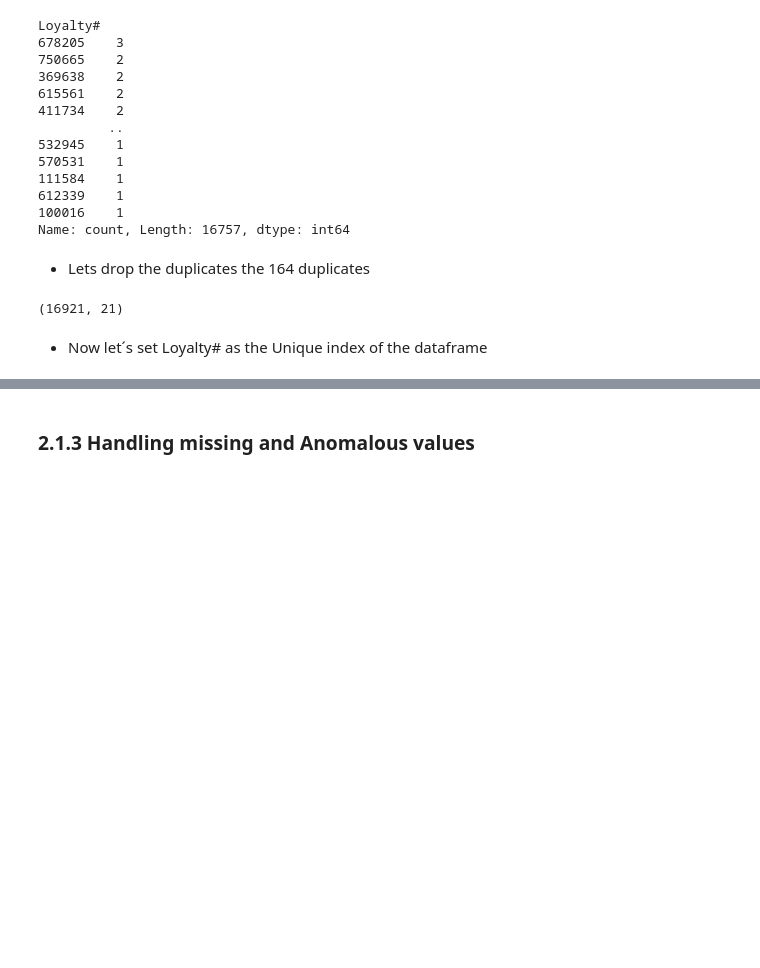
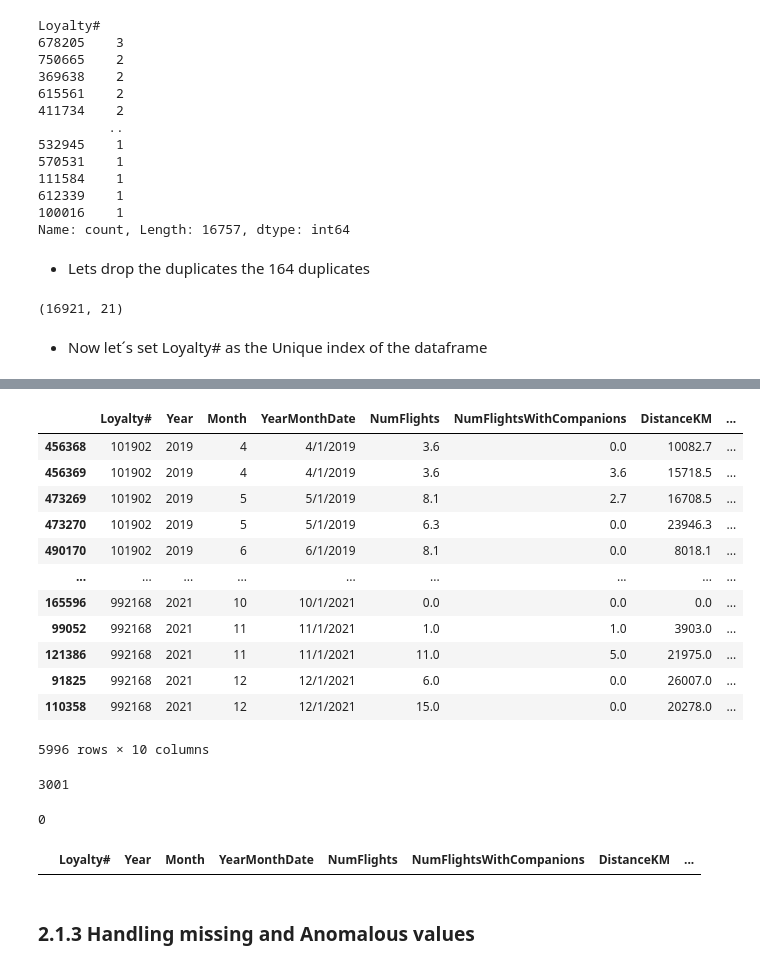
Before and after one commit to kidademoraisaly/Data-Mining, a Jupyter notebook: data_exploration.ipynb, the cells around one changed output, grey strips where cells are left out. Cells and saved outputs as stored; diff of their text form; code cells hidden in the pictures; blank space fills up the shorter version.

```diff
--- a/data_exploration.ipynb
+++ b/data_exploration.ipynb
@@ -153,0 +211,20 @@ customers_df.set_index("Loyalty#", inplace=True)
+# %%
+flights_df[flights_df.duplicated(subset=["Loyalty#","Year","Month"], keep=False)].sort_values(by=["Loyalty#","Year","Month"])
+# %% [output]
+|  | Loyalty# | Year | Month | YearMonthDate | NumFlights | NumFlightsWithCompanions | DistanceKM | ... |
+| 456368 | 101902 | 2019 | 4 | 4/1/2019 | 3.6 | 0.0 | 10082.7 | ... |
+| 456369 | 101902 | 2019 | 4 | 4/1/2019 | 3.6 | 3.6 | 15718.5 | ... |
+| 473269 | 101902 | 2019 | 5 | 5/1/2019 | 8.1 | 2.7 | 16708.5 | ... |
+| 473270 | 101902 | 2019 | 5 | 5/1/2019 | 6.3 | 0.0 | 23946.3 | ... |
+| 490170 | 101902 | 2019 | 6 | 6/1/2019 | 8.1 | 0.0 | 8018.1 | ... |
+| ... | ... | ... | ... | ... | ... | ... | ... | ... |
+| 165596 | 992168 | 2021 | 10 | 10/1/2021 | 0.0 | 0.0 | 0.0 | ... |
+| 99052 | 992168 | 2021 | 11 | 11/1/2021 | 1.0 | 1.0 | 3903.0 | ... |
+| 121386 | 992168 | 2021 | 11 | 11/1/2021 | 11.0 | 5.0 | 21975.0 | ... |
+| 91825 | 992168 | 2021 | 12 | 12/1/2021 | 6.0 | 0.0 | 26007.0 | ... |
+| 110358 | 992168 | 2021 | 12 | 12/1/2021 | 15.0 | 0.0 | 20278.0 | ... |
+5996 rows × 10 columns
+# %%
+flights_df.duplicated(subset=["Loyalty#","Year","Month"]).sum()
+# %% [output]
+3001
@@ -154,2 +233,11 @@ customers_df.set_index("Loyalty#", inplace=True)
+# %%
+flights_df.duplicated(subset=["Loyalty#","Year","Month"]).sum()
+# %% [output]
+0
+# %%
+flights_duplicates=flights_df[flights_df.duplicated(subset=["Loyalty#", "Year","Month"], keep=False)]
+flights_duplicates.sort_values(by=["Loyalty#","Year", "Month"]).head(10)
+# %% [output]
+|  | Loyalty# | Year | Month | YearMonthDate | NumFlights | NumFlightsWithCompanions | DistanceKM | ... |
 # %% [markdown]
 ### 2.1.3 Handling missing and Anomalous values
```
Also changed, not shown: parts of 49 cells of this notebook.
